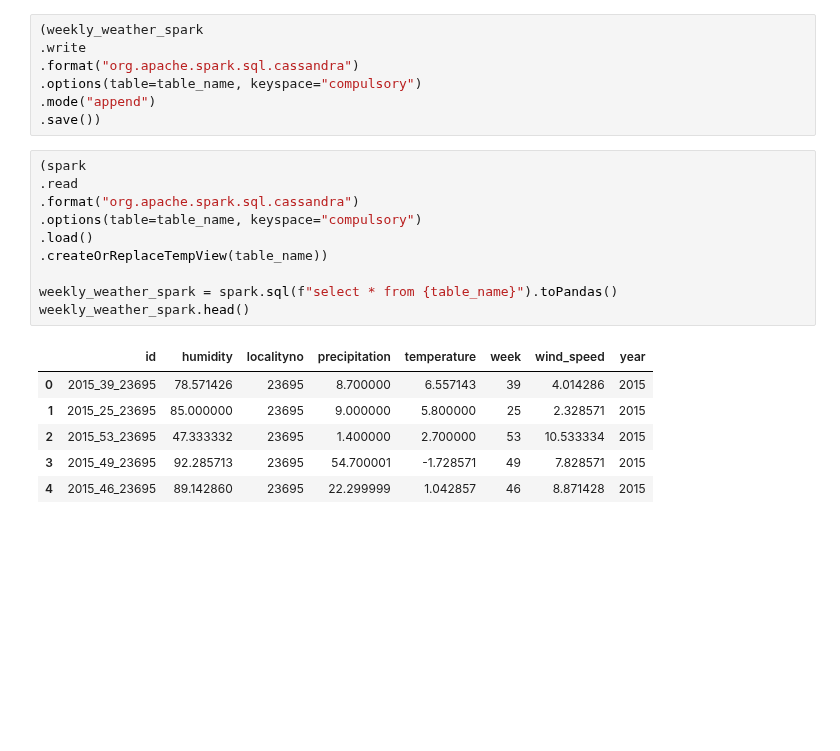
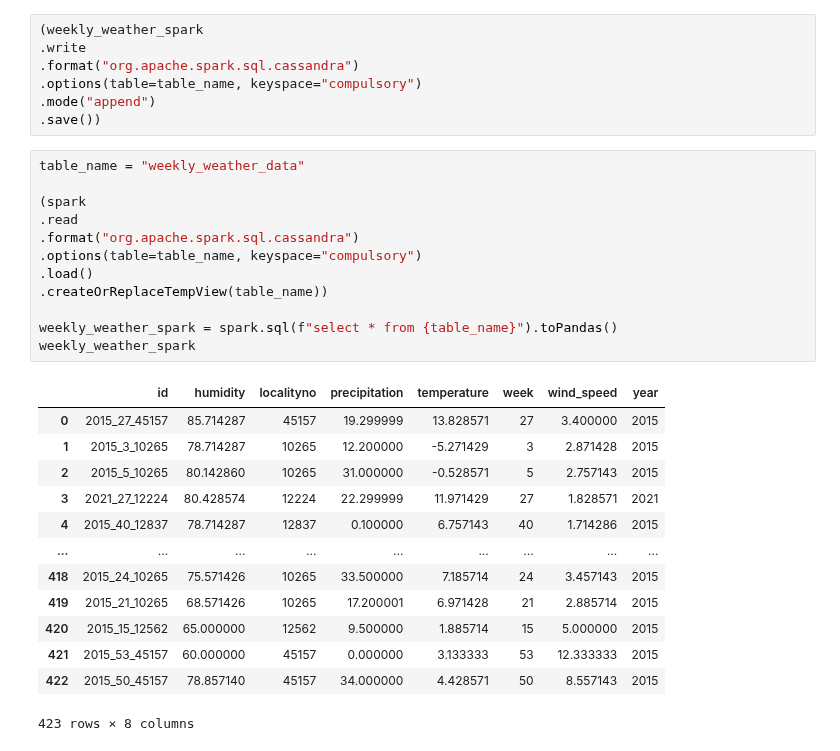
Before and after one commit to erlendrisvik/Compulsories, a Jupyter notebook: CA4/CA4/data_handler_nbook.ipynb, the cells around one changed output. Saved outputs shown, nothing was run; the diff lists cells and outputs as text; blank space fills up the shorter version.

```diff
--- a/CA4/CA4/data_handler_nbook.ipynb
+++ b/CA4/CA4/data_handler_nbook.ipynb
@@ -626,19 +614,28 @@ session.execute(cql_create_table)
 .mode("append")
 .save())
 # %%
+table_name = "weekly_weather_data"
+
 (spark
 .read
 .format("org.apache.spark.sql.cassandra")
 .options(table=table_name, keyspace="compulsory")
 .load()
 .createOrReplaceTempView(table_name))
 
 weekly_weather_spark = spark.sql(f"select * from {table_name}").toPandas()
-weekly_weather_spark.head()
+weekly_weather_spark
 # %% [output]
 |  | id | humidity | localityno | precipitation | temperature | week | wind_speed | year |
-| 0 | 2015_39_23695 | 78.571426 | 23695 | 8.700000 | 6.557143 | 39 | 4.014286 | 2015 |
-| 1 | 2015_25_23695 | 85.000000 | 23695 | 9.000000 | 5.800000 | 25 | 2.328571 | 2015 |
-| 2 | 2015_53_23695 | 47.333332 | 23695 | 1.400000 | 2.700000 | 53 | 10.533334 | 2015 |
-| 3 | 2015_49_23695 | 92.285713 | 23695 | 54.700001 | -1.728571 | 49 | 7.828571 | 2015 |
-| 4 | 2015_46_23695 | 89.142860 | 23695 | 22.299999 | 1.042857 | 46 | 8.871428 | 2015 |
+| 0 | 2015_27_45157 | 85.714287 | 45157 | 19.299999 | 13.828571 | 27 | 3.400000 | 2015 |
+| 1 | 2015_3_10265 | 78.714287 | 10265 | 12.200000 | -5.271429 | 3 | 2.871428 | 2015 |
+| 2 | 2015_5_10265 | 80.142860 | 10265 | 31.000000 | -0.528571 | 5 | 2.757143 | 2015 |
+| 3 | 2021_27_12224 | 80.428574 | 12224 | 22.299999 | 11.971429 | 27 | 1.828571 | 2021 |
+| 4 | 2015_40_12837 | 78.714287 | 12837 | 0.100000 | 6.757143 | 40 | 1.714286 | 2015 |
+| ... | ... | ... | ... | ... | ... | ... | ... | ... |
+| 418 | 2015_24_10265 | 75.571426 | 10265 | 33.500000 | 7.185714 | 24 | 3.457143 | 2015 |
+| 419 | 2015_21_10265 | 68.571426 | 10265 | 17.200001 | 6.971428 | 21 | 2.885714 | 2015 |
+| 420 | 2015_15_12562 | 65.000000 | 12562 | 9.500000 | 1.885714 | 15 | 5.000000 | 2015 |
+| 421 | 2015_53_45157 | 60.000000 | 45157 | 0.000000 | 3.133333 | 53 | 12.333333 | 2015 |
+| 422 | 2015_50_45157 | 78.857140 | 45157 | 34.000000 | 4.428571 | 50 | 8.557143 | 2015 |
+423 rows × 8 columns
```
Also changed, not shown: parts of 11 cells of this notebook.
